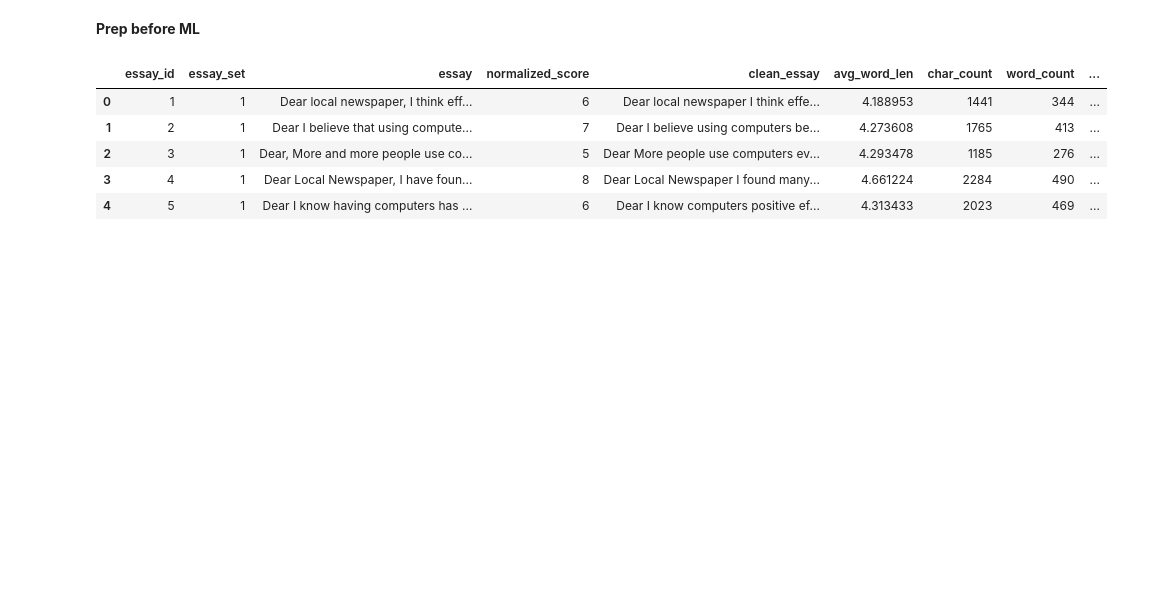
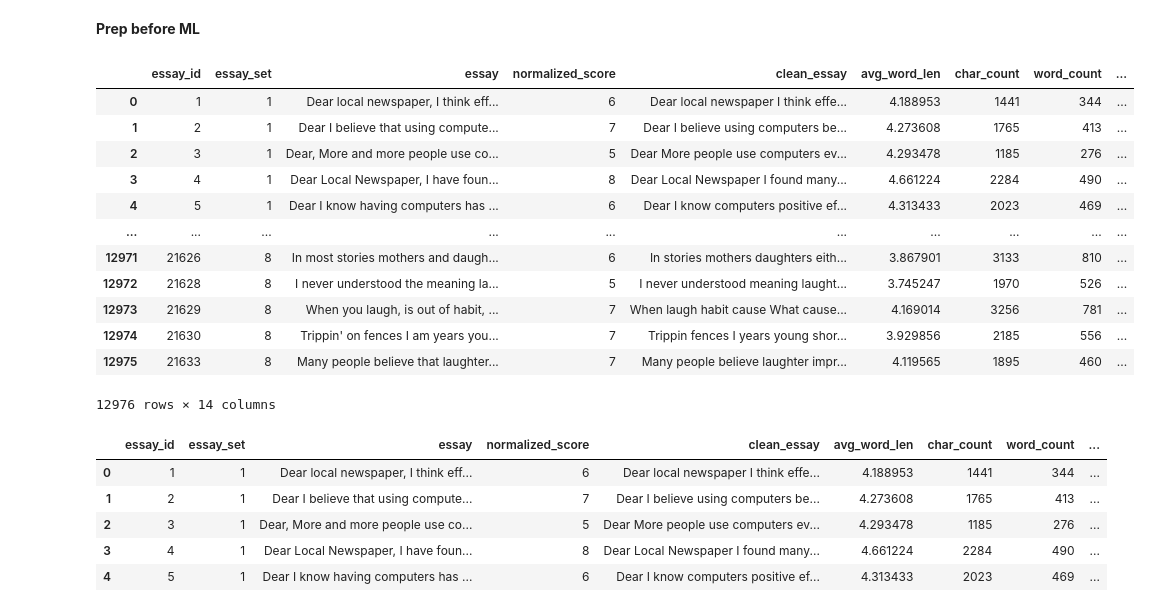
Before and after one commit to hypethral/robograder, a Jupyter notebook: src/analysis.ipynb, the cells around one changed output. Cells and saved outputs as stored; diff of their text form; code cells hidden in the pictures; blank space fills up the shorter version.

```diff
--- a/src/analysis.ipynb
+++ b/src/analysis.ipynb
@@ -469,16 +470,32 @@ def count_verbs(essay):
 # number of adjectives, number of adverbs, and number of verbs.
 # The results are then assigned to a new copy of myDataset, called myFeatures.
 
-myFeatures = myDataset.copy()
-myFeatures['avg_word_len'] = myFeatures['essay'].apply(avg_word_len)
-myFeatures['char_count'] = myFeatures['essay'].apply(no_of_char)
-myFeatures['word_count'] = myFeatures['essay'].apply(no_of_words)
-myFeatures['sentences_count'] = myFeatures['essay'].apply(sentences_count)
-myFeatures['spelling_mistake_count'] = myFeatures['essay'].apply(spell_check_count)
-myFeatures['count_nouns'] = myFeatures['essay'].apply(count_nouns)
-myFeatures['count_adjectives'] = myFeatures['essay'].apply(count_adjectives)
-myFeatures['count_adverts'] = myFeatures['essay'].apply(count_adverts)
-myFeatures['count_verbs'] = myFeatures['essay'].apply(count_verbs)a
+# myFeatures = myDataset.copy()
+# myFeatures['avg_word_len'] = myFeatures['essay'].apply(avg_word_len)
+# myFeatures['char_count'] = myFeatures['essay'].apply(no_of_char)
+# myFeatures['word_count'] = myFeatures['essay'].apply(no_of_words)
+# myFeatures['sentences_count'] = myFeatures['essay'].apply(sentences_count)
+# myFeatures['spelling_mistake_count'] = myFeatures['essay'].apply(spell_check_count)
+# myFeatures['count_nouns'] = myFeatures['essay'].apply(count_nouns)
+# myFeatures['count_adjectives'] = myFeatures['essay'].apply(count_adjectives)
+# myFeatures['count_adverts'] = myFeatures['essay'].apply(count_adverts)
+# myFeatures['count_verbs'] = myFeatures['essay'].apply(count_verbs)
+# %%
+myFeatures
+# %% [output]
+|  | essay_id | essay_set | essay | normalized_score | clean_essay | avg_word_len | char_count | word_count | ... |
+| 0 | 1 | 1 | Dear local newspaper, I think eff... | 6 | Dear local newspaper I think effe... | 4.188953 | 1441 | 344 | ... |
+| 1 | 2 | 1 | Dear I believe that using compute... | 7 | Dear I believe using computers be... | 4.273608 | 1765 | 413 | ... |
+| 2 | 3 | 1 | Dear, More and more people use co... | 5 | Dear More people use computers ev... | 4.293478 | 1185 | 276 | ... |
+| 3 | 4 | 1 | Dear Local Newspaper, I have foun... | 8 | Dear Local Newspaper I found many... | 4.661224 | 2284 | 490 | ... |
+| 4 | 5 | 1 | Dear I know having computers has ... | 6 | Dear I know computers positive ef... | 4.313433 | 2023 | 469 | ... |
+| ... | ... | ... | ... | ... | ... | ... | ... | ... | ... |
+| 12971 | 21626 | 8 | In most stories mothers and daugh... | 6 | In stories mothers daughters eith... | 3.867901 | 3133 | 810 | ... |
+| 12972 | 21628 | 8 | I never understood the meaning la... | 5 | I never understood meaning laught... | 3.745247 | 1970 | 526 | ... |
+| 12973 | 21629 | 8 | When you laugh, is out of habit, ... | 7 | When laugh habit cause What cause... | 4.169014 | 3256 | 781 | ... |
+| 12974 | 21630 | 8 | Trippin' on fences I am years you... | 7 | Trippin fences I years young shor... | 3.929856 | 2185 | 556 | ... |
+| 12975 | 21633 | 8 | Many people believe that laughter... | 7 | Many people believe laughter impr... | 4.119565 | 1895 | 460 | ... |
+12976 rows × 14 columns
 # %%
 # Creates a CSV file of the DataFrame myFeatures. It then reads the CSV file and drops the 'Unnamed: 0' column.
 # The head() function then displays the first five rows of the DataFrame.
```
Also changed, not shown: parts of 9 cells of this notebook, 2 other files.
